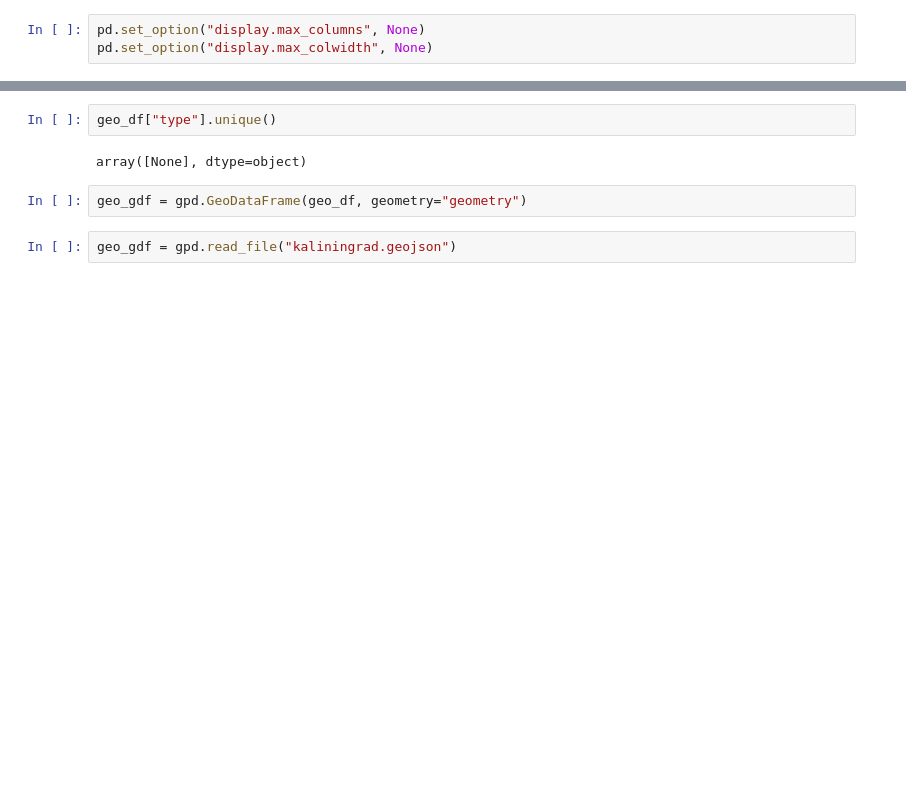
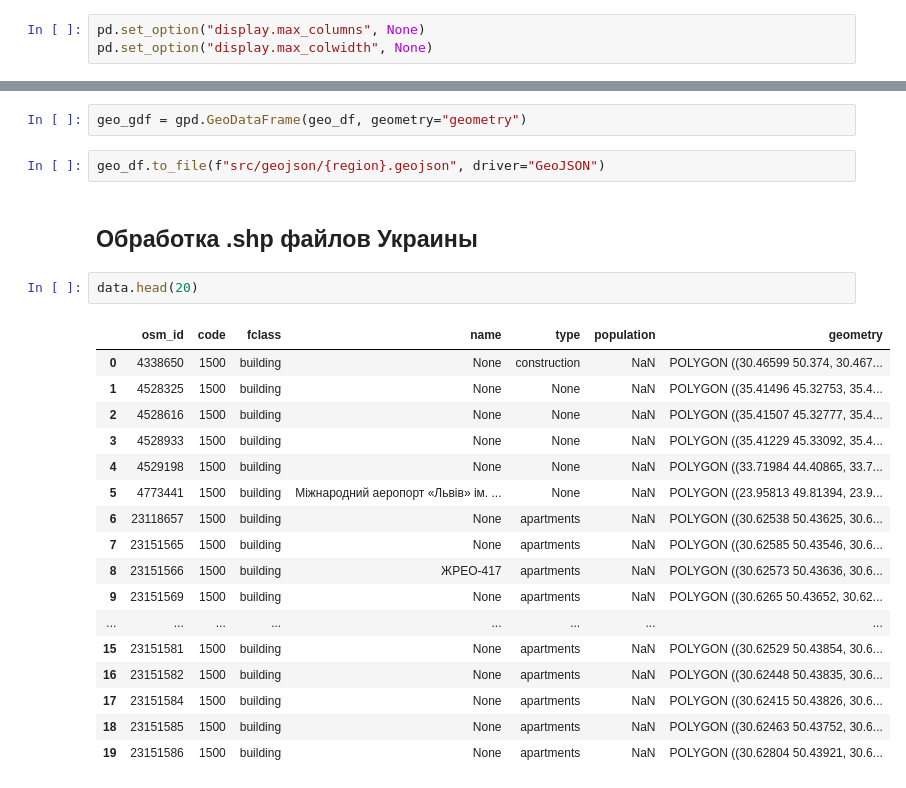
Before and after one commit to AraratIsraelyan/russia_geojson, a Jupyter notebook: osm_files.ipynb, the cells around one changed output, grey strips where cells are left out. Cells and saved outputs as stored; diff of their text form; blank space fills up the shorter version.

```diff
--- a/osm_files.ipynb
+++ b/osm_files.ipynb
@@ -187,8 +114,26 @@ geo_df.head(2)
-# %%
-geo_df["type"].unique()
-# %% [output]
-array([None], dtype=object)
 # %%
 geo_gdf = gpd.GeoDataFrame(geo_df, geometry="geometry")
-# %%
-geo_gdf = gpd.read_file("kaliningrad.geojson")
+# %%
+geo_df.to_file(f"src/geojson/{region}.geojson", driver="GeoJSON")
+# %% [markdown]
+## Обработка .shp файлов Украины
+# %%
+data.head(20)
+# %% [output]
+|  | osm_id | code | fclass | name | type | population | geometry |
+| 0 | 4338650 | 1500 | building | None | construction | NaN | POLYGON ((30.46599 50.374, 30.467... |
+| 1 | 4528325 | 1500 | building | None | None | NaN | POLYGON ((35.41496 45.32753, 35.4... |
+| 2 | 4528616 | 1500 | building | None | None | NaN | POLYGON ((35.41507 45.32777, 35.4... |
+| 3 | 4528933 | 1500 | building | None | None | NaN | POLYGON ((35.41229 45.33092, 35.4... |
+| 4 | 4529198 | 1500 | building | None | None | NaN | POLYGON ((33.71984 44.40865, 33.7... |
+| 5 | 4773441 | 1500 | building | Міжнародний аеропорт «Львів» ім. ... | None | NaN | POLYGON ((23.95813 49.81394, 23.9... |
+| 6 | 23118657 | 1500 | building | None | apartments | NaN | POLYGON ((30.62538 50.43625, 30.6... |
+| 7 | 23151565 | 1500 | building | None | apartments | NaN | POLYGON ((30.62585 50.43546, 30.6... |
+| 8 | 23151566 | 1500 | building | ЖРЕО-417 | apartments | NaN | POLYGON ((30.62573 50.43636, 30.6... |
+| 9 | 23151569 | 1500 | building | None | apartments | NaN | POLYGON ((30.6265 50.43652, 30.62... |
+| ... | ... | ... | ... | ... | ... | ... | ... |
+| 15 | 23151581 | 1500 | building | None | apartments | NaN | POLYGON ((30.62529 50.43854, 30.6... |
+| 16 | 23151582 | 1500 | building | None | apartments | NaN | POLYGON ((30.62448 50.43835, 30.6... |
+| 17 | 23151584 | 1500 | building | None | apartments | NaN | POLYGON ((30.62415 50.43826, 30.6... |
+| 18 | 23151585 | 1500 | building | None | apartments | NaN | POLYGON ((30.62463 50.43752, 30.6... |
+| 19 | 23151586 | 1500 | building | None | apartments | NaN | POLYGON ((30.62804 50.43921, 30.6... |
```
Also changed, not shown: parts of 53 cells of this notebook, 22 other files.
